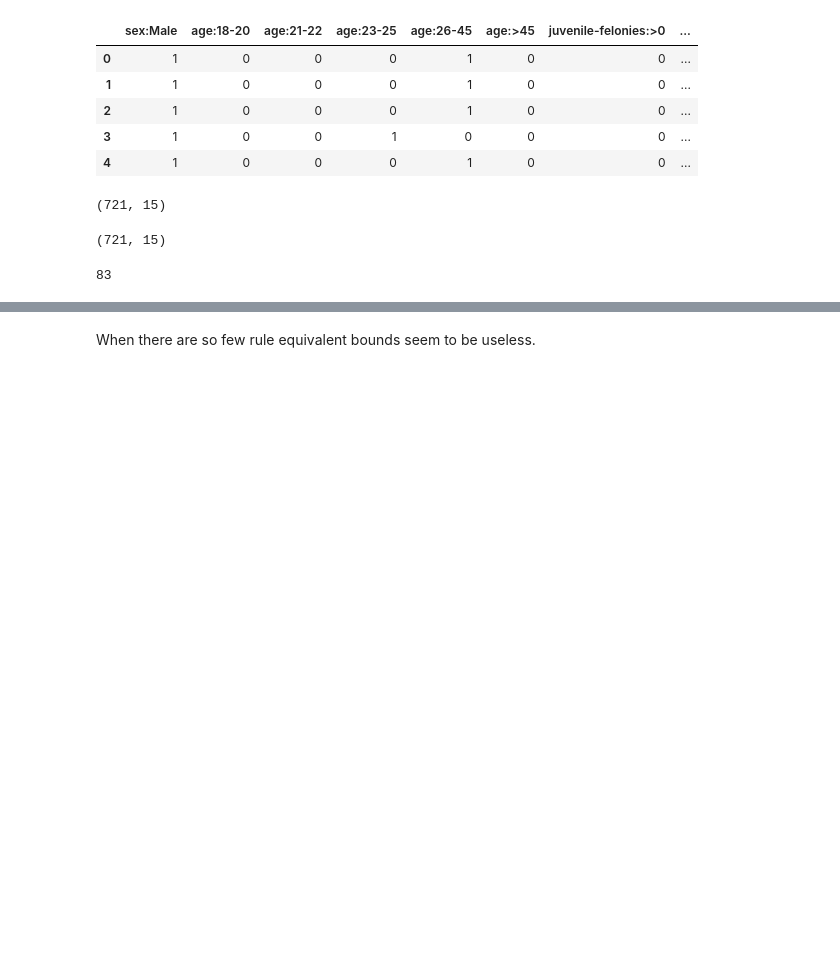
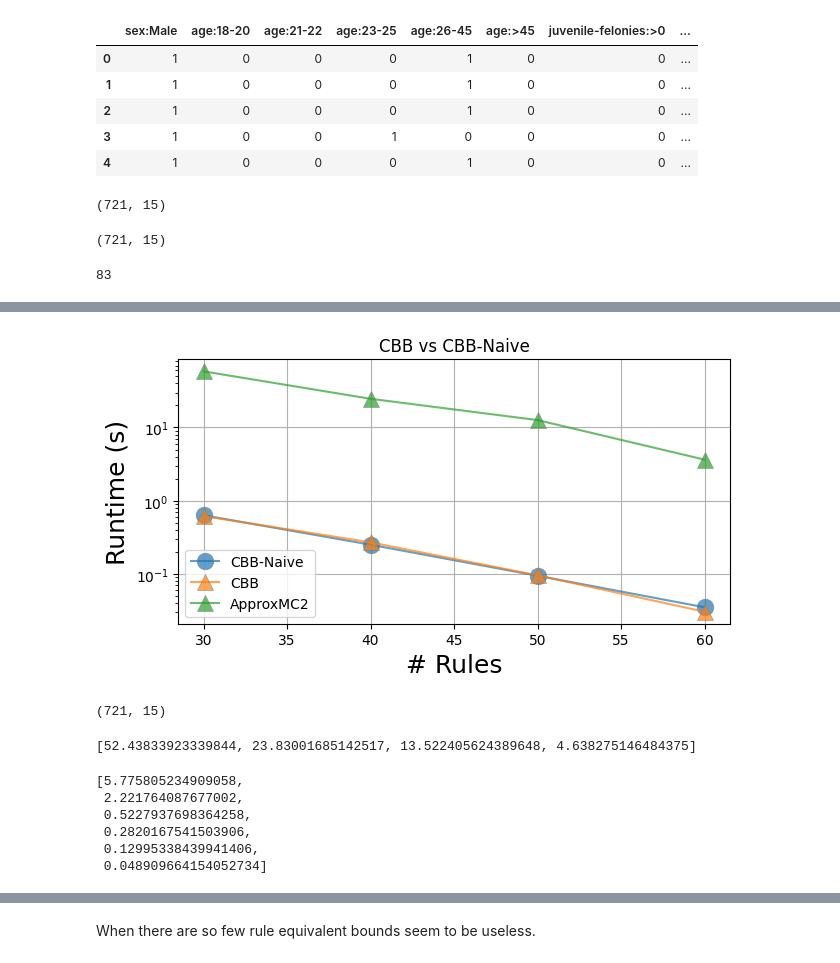
Before and after one commit to xiaohan2012/efficient-rashomon-rule-set, a Jupyter notebook: notebooks/First_Experiment_Comparison_With_Bounds.ipynb, the cells around one changed output, grey strips where cells are left out. Drawn from its saved outputs; the diff is of its cells as text; code cells hidden in the pictures; blank space fills up the shorter version.

Commit message:
rules

```diff
--- a/notebooks/First_Experiment_Comparison_With_Bounds.ipynb
+++ b/notebooks/First_Experiment_Comparison_With_Bounds.ipynb
@@ -252,0 +234,5 @@ for i,itemset in enumerate(frequent_itemsets):
+# %%
+lmbd = 0.1
+ub = 0.4
+cbb = ConstrainedBranchAndBoundNaive(rules, ub, y, lmbd)
+cbb_v2 = ConstrainedBranchAndBound(rules, ub, y, lmbd)
@@ -252,0 +416,30 @@ for i,itemset in enumerate(frequent_itemsets):
+# %%
+import matplotlib.pyplot as plt
+fig, ax = plt.subplots(1, 1, figsize=(6.38, 3.7))
+colors = ['#1f77b4', '#ff7f0e', '#2ca02c', '#d62728', '#9467bd', '#8c564b', '#e377c2', '#7f7f7f']
+
+all_n_rules = [30, 40 , 50, 60]
+
+plt.plot(all_n_rules, all_times_naive, label="CBB-Naive", marker = "o", linewidth=1.5 , color = colors[0],  markersize = 12 , markeredgewidth=0.5, markeredgecolor= "grey"  , alpha = 0.7)
+plt.plot(all_n_rules, all_times, label="CBB", marker = "^", linewidth=1.5 , color = colors[1],   markersize = 12 , markeredgewidth=0.5, markeredgecolor= "grey"  , alpha = 0.7)
+plt.plot(all_n_rules, all_times_approx_mc2, label="ApproxMC2", marker = "^", linewidth=1.5 , color = colors[2],   markersize = 12 , markeredgewidth=0.5, markeredgecolor= "grey"  , alpha = 0.7)
+
+plt.title("CBB vs CBB-Naive")
+plt.xlabel("# Rules", fontsize = 18)
+plt.ylabel("Runtime (s)", fontsize = 18)
+plt.legend()
+plt.grid()
+plt.tight_layout()
+plt.yscale("log")
+plt.savefig("plots/comparison_naive_and_v2_compas_approx_mc_095" + ".pdf" )
+plt.show()
+# %% [output]
+[figure, added]
+# %%
+X.shape
+# %% [output]
+(721, 15)
+# %%
+all_times_approx_mc2
+# %% [output]
+[52.43833923339844, 23.83001685142517, 13.522405624389648, 4.638275146484375]
@@ -252,0 +448,9 @@ for i,itemset in enumerate(frequent_itemsets):
+# %%
+all_times_naive
+# %% [output]
+[5.775805234909058,
+ 2.221764087677002,
+ 0.5227937698364258,
+ 0.2820167541503906,
+ 0.12995338439941406,
+ 0.048909664154052734]
```
Also changed, not shown: parts of 27 cells of this notebook, 20 other files.
